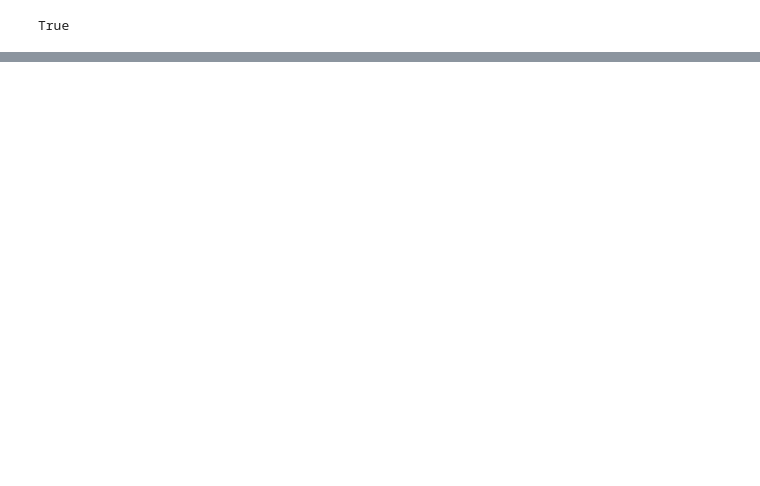
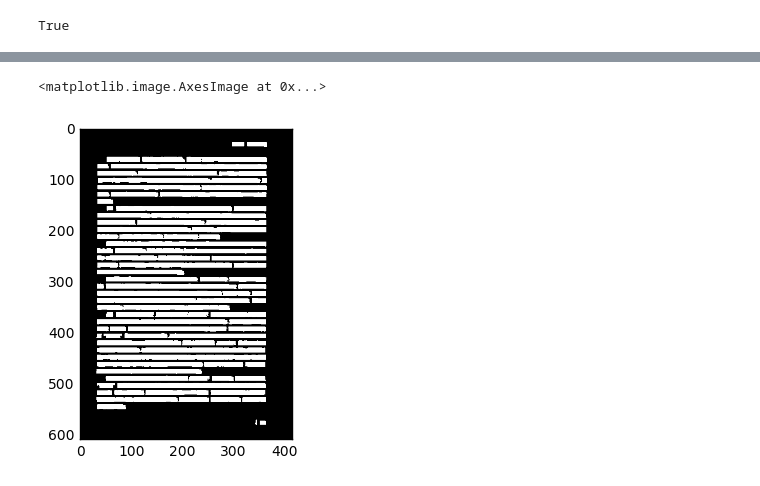
Before and after one commit to xiaomaxiao/PSENET, a Jupyter notebook: psenet_train_BLINEAR.ipynb, the cells around one changed output, grey strips where cells are left out. Saved outputs shown, nothing was run; the diff lists cells and outputs as text; code cells hidden in the pictures; blank space fills up the shorter version.

```diff
--- a/psenet_train_BLINEAR.ipynb
+++ b/psenet_train_BLINEAR.ipynb
@@ -417,0 +497,55 @@ SyntaxError: invalid syntax (<ipython-input-109-adbc9f38b16f>, line 2)
+# %%
+
+
+
+MIN_LEN = 640
+MAX_LEN = 1240
+#images = cv2.imread('E:\psenet-MTWI\document\mtwi_2018_task2_test\icpr_mtwi_task2\image_test\TB107c7ejgy_uJjSZJnCczuOXXa.jpg')
+images = cv2.imread(r'2019_05_05_17_45_06_268.png')
+h,w = images.shape[0:2]
+
+if(w<h):
+    if(h<MIN_LEN):
+        scale = 1.0 * MIN_LEN / h
+        w = w * scale
+        h = MIN_LEN
+    elif(h>MAX_LEN):
+        scale = 1.0 * MAX_LEN / h
+        w = w * scale
+        h = MAX_LEN
+elif(h<=w ):
+    if(w<MIN_LEN):
+        scale = 1.0 * MIN_LEN /w
+        h = scale * h
+        w = MIN_LEN
+    elif(w>MAX_LEN):
+        scale = 1.0 * MAX_LEN /w
+        h = scale * w
+        h = MAX_LEN
+
+
+
+
+w = int(w //32 * 32)
+h = int(h//32 * 32)
+
+scalex = images.shape[1] / w
+scaley = images.shape[0] / h
+
+images = cv2.resize(images,(w,h),cv2.INTER_AREA)
+images = np.reshape(images,(1,h,w,3))
+
+
+% time res = sess.run([op], feed_dict={ip:images})
+
+res1 = res[0][0]
+print(res1.shape)
+res1[res1>0.8]= 1
+res1[res1<=0.8]= 0
+newres1 = []
+for i in range(0,5):
+    n = np.logical_and(res1[:,:,5],res1[:,:,i]) * 255
+    newres1.append(n)
+newres1.append(res1[:,:,5]*255)
+plt.imshow(newres1[-1],cmap='gray')
+# %% [output]
@@ -417,0 +554,2 @@ SyntaxError: invalid syntax (<ipython-input-109-adbc9f38b16f>, line 2)
+<matplotlib.image.AxesImage at 0x...>
+[figure, added]
```
Also changed, not shown: parts of 18 cells of this notebook, 2 other files.
